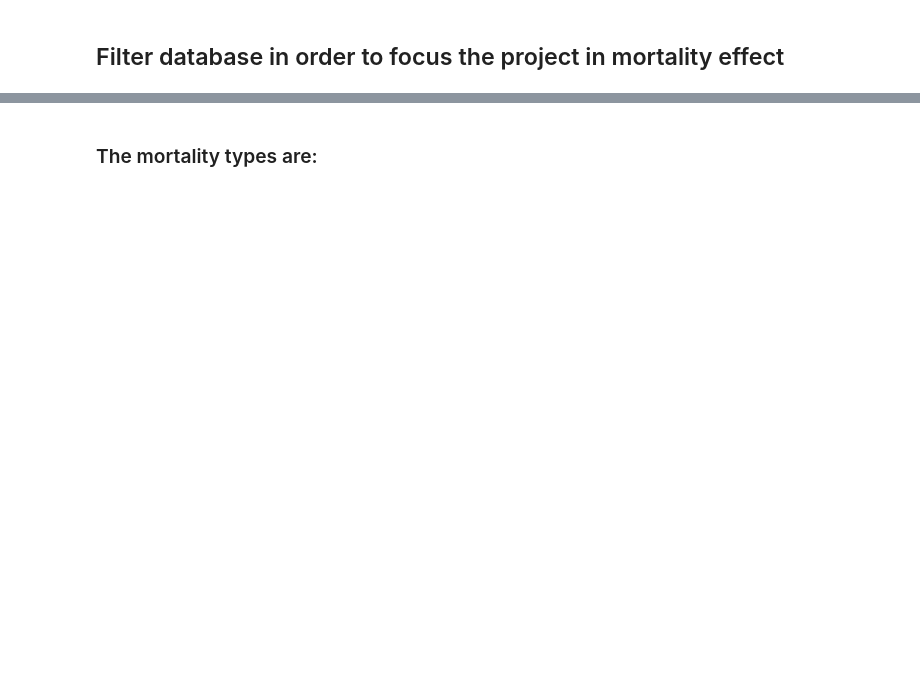
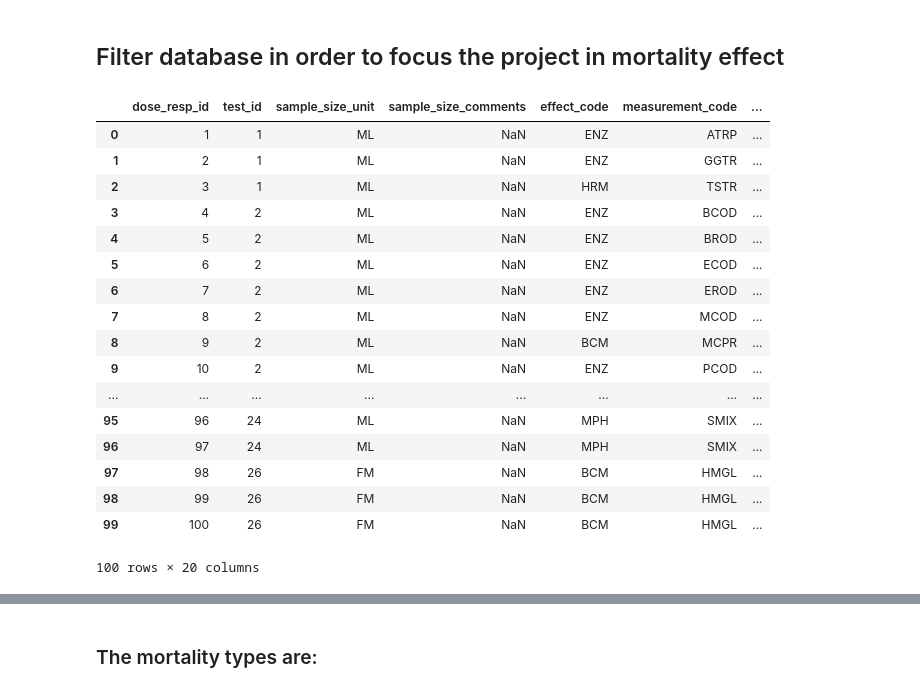
Before and after one commit to Kan4me/pupplystics, a Jupyter notebook: 0325_mortality_data/Mortality DataBase.ipynb, the cells around one changed output, grey strips where cells are left out. Cells and saved outputs as stored; diff of their text form; code cells hidden in the pictures; blank space fills up the shorter version.

```diff
--- a/0325_mortality_data/Mortality DataBase.ipynb
+++ b/0325_mortality_data/Mortality DataBase.ipynb
@@ -6,8 +6,27 @@ import numpy as np
 from matplotlib import pyplot as plt
 %matplotlib inline
 # %%
-df_dose = pd.read_csv("dose_responses.txt",sep="|", dtype='unicode')
+df_dose = pd.read_csv("../data/ecotox_ascii_12_13_2018/dose_responses.txt",sep="|", dtype='unicode')
 df_dose.head(100)
+# %% [output]
+|  | dose_resp_id | test_id | sample_size_unit | sample_size_comments | effect_code | measurement_code | ... |
+| 0 | 1 | 1 | ML | NaN | ENZ | ATRP | ... |
+| 1 | 2 | 1 | ML | NaN | ENZ | GGTR | ... |
+| 2 | 3 | 1 | ML | NaN | HRM | TSTR | ... |
+| 3 | 4 | 2 | ML | NaN | ENZ | BCOD | ... |
+| 4 | 5 | 2 | ML | NaN | ENZ | BROD | ... |
+| 5 | 6 | 2 | ML | NaN | ENZ | ECOD | ... |
+| 6 | 7 | 2 | ML | NaN | ENZ | EROD | ... |
+| 7 | 8 | 2 | ML | NaN | ENZ | MCOD | ... |
+| 8 | 9 | 2 | ML | NaN | BCM | MCPR | ... |
+| 9 | 10 | 2 | ML | NaN | ENZ | PCOD | ... |
+| ... | ... | ... | ... | ... | ... | ... | ... |
+| 95 | 96 | 24 | ML | NaN | MPH | SMIX | ... |
+| 96 | 97 | 24 | ML | NaN | MPH | SMIX | ... |
+| 97 | 98 | 26 | FM | NaN | BCM | HMGL | ... |
+| 98 | 99 | 26 | FM | NaN | BCM | HMGL | ... |
+| 99 | 100 | 26 | FM | NaN | BCM | HMGL | ... |
+100 rows × 20 columns
 # %%
 df_mort = df_dose.loc[df_dose['effect_code'] == 'MOR']
 # %%
```
Also changed, not shown: parts of 4 cells of this notebook, 2 other files.
